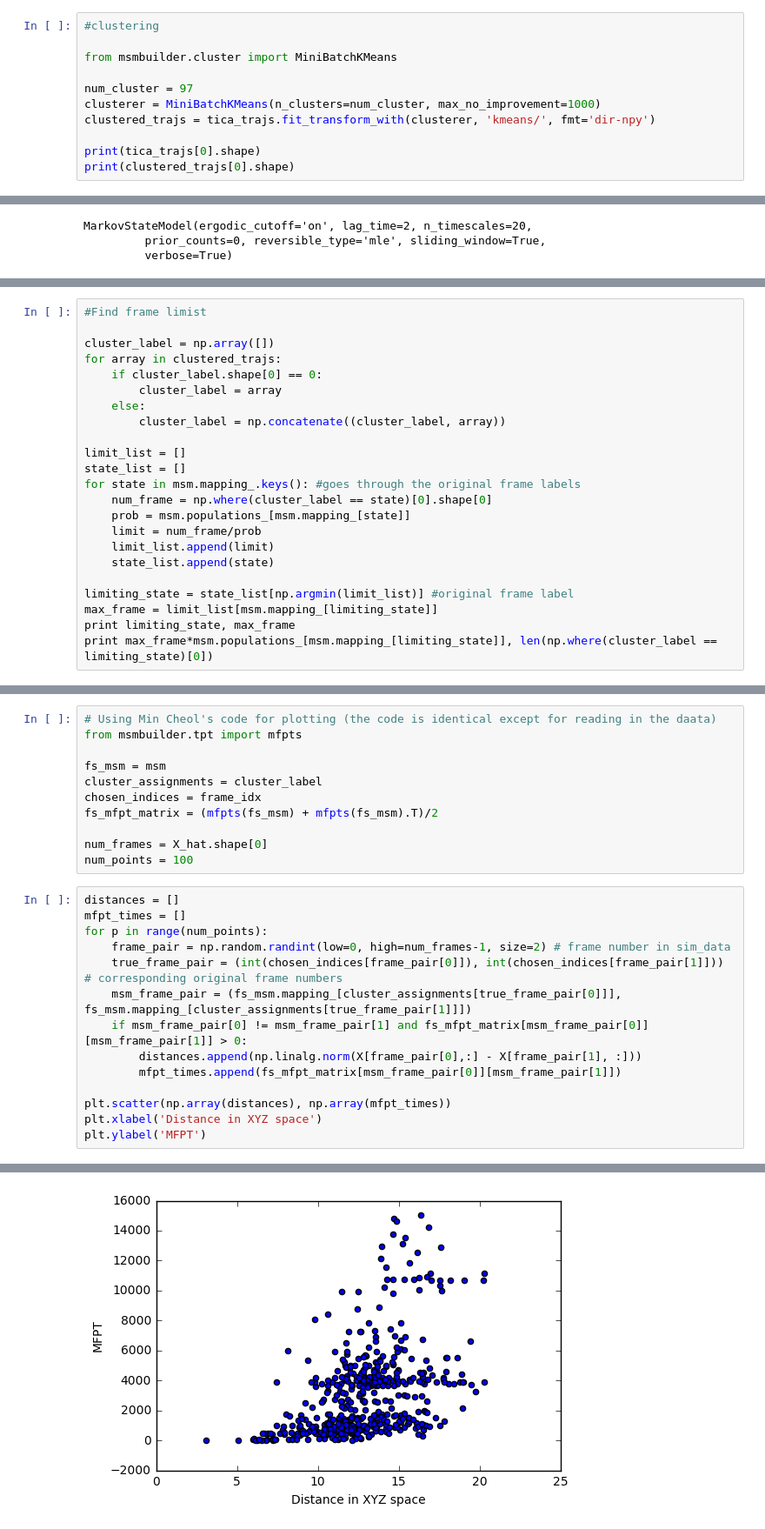
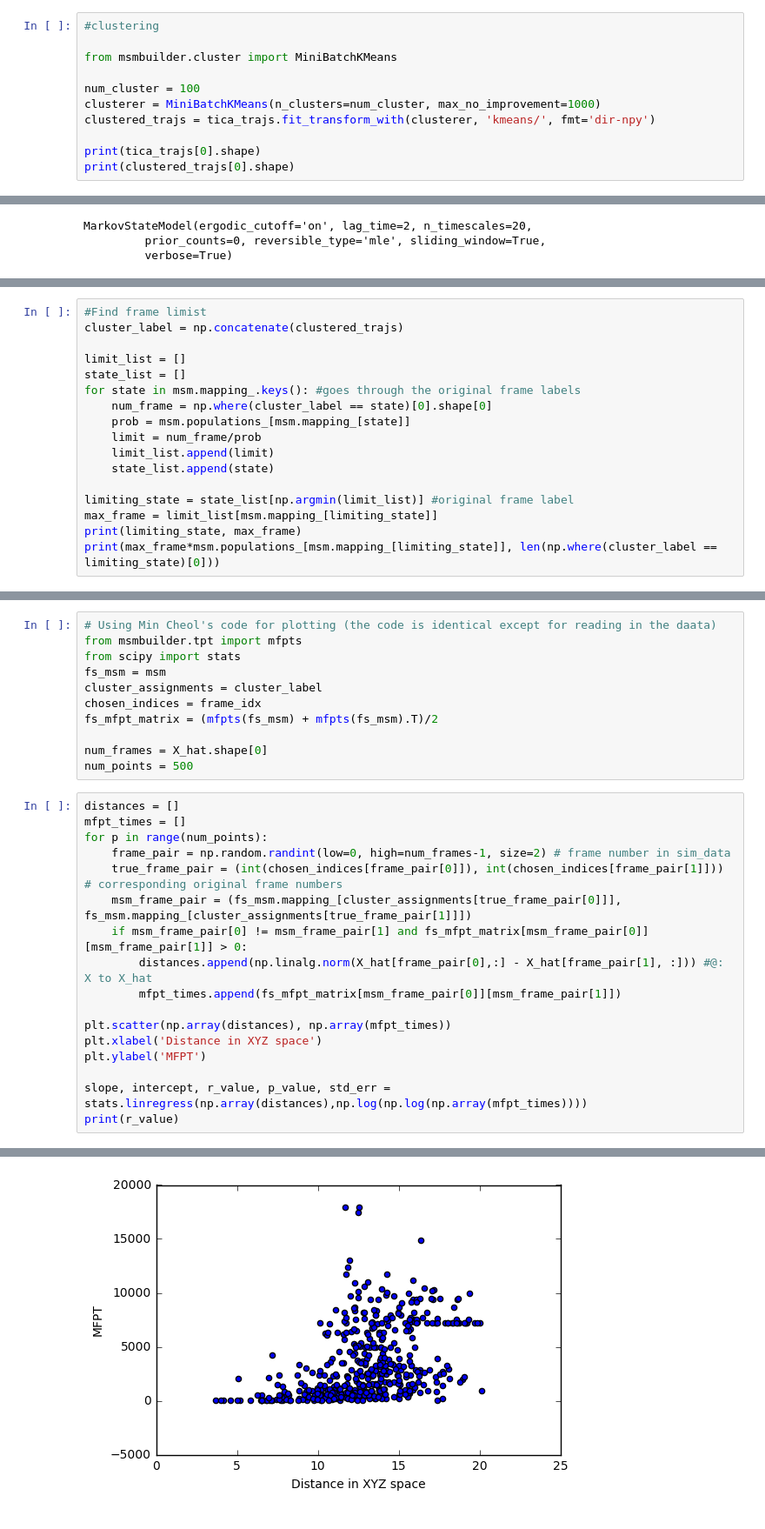
Before and after one commit to alenkran/Protein_Dynamics_TJ, a Jupyter notebook: MSM_Builder_Test/Sample MSM Population Random.ipynb, the cells around one changed output, grey strips where cells are left out. Shown at 87% size. Cells and saved outputs as stored; diff of their text form.

Commit message:
Fixed population sampling

```diff
--- a/MSM_Builder_Test/Sample MSM Population Random.ipynb
+++ b/MSM_Builder_Test/Sample MSM Population Random.ipynb
@@ -72,7 +72,7 @@ plt.hexbin(txx[:,0], txx[:,1], bins='log', mincnt=1, cmap='viridis')
 
 from msmbuilder.cluster import MiniBatchKMeans
 
-num_cluster = 97
+num_cluster = 100
 clusterer = MiniBatchKMeans(n_clusters=num_cluster, max_no_improvement=1000)
 clustered_trajs = tica_trajs.fit_transform_with(clusterer, 'kmeans/', fmt='dir-npy')
 
@@ -119,12 +119,6 @@ plt.tight_layout()
 # %%
 #Find frame limist
-
-cluster_label = np.array([])
-for array in clustered_trajs:
-    if cluster_label.shape[0] == 0:
-        cluster_label = array
-    else:
-        cluster_label = np.concatenate((cluster_label, array))
+cluster_label = np.concatenate(clustered_trajs)
 
 limit_list = []
 state_list = []
@@ -137,6 +131,6 @@ for state in msm.mapping_.keys(): #goes through the original frame labels
 
 limiting_state = state_list[np.argmin(limit_list)] #original frame label
 max_frame = limit_list[msm.mapping_[limiting_state]]
-print limiting_state, max_frame
-print max_frame*msm.populations_[msm.mapping_[limiting_state]], len(np.where(cluster_label == limiting_state)[0])
+print(limiting_state, max_frame)
+print(max_frame*msm.populations_[msm.mapping_[limiting_state]], len(np.where(cluster_label == limiting_state)[0]))
 # %% [output]
@@ -182,14 +164,14 @@ frame_idx.dump('indices_'+str(num_frame)+'.dat')
 # %%
 # Using Min Cheol's code for plotting (the code is identical except for reading in the daata)
 from msmbuilder.tpt import mfpts
-
+from scipy import stats
 fs_msm = msm
 cluster_assignments = cluster_label
 chosen_indices = frame_idx
 fs_mfpt_matrix = (mfpts(fs_msm) + mfpts(fs_msm).T)/2
 
 num_frames = X_hat.shape[0]
-num_points = 100
+num_points = 500
 # %%
 distances = []
 mfpt_times = []
@@ -198,10 +180,13 @@ for p in range(num_points):
     true_frame_pair = (int(chosen_indices[frame_pair[0]]), int(chosen_indices[frame_pair[1]])) # corresponding original frame numbers
     msm_frame_pair = (fs_msm.mapping_[cluster_assignments[true_frame_pair[0]]], fs_msm.mapping_[cluster_assignments[true_frame_pair[1]]])
     if msm_frame_pair[0] != msm_frame_pair[1] and fs_mfpt_matrix[msm_frame_pair[0]][msm_frame_pair[1]] > 0:
-        distances.append(np.linalg.norm(X[frame_pair[0],:] - X[frame_pair[1], :]))
+        distances.append(np.linalg.norm(X_hat[frame_pair[0],:] - X_hat[frame_pair[1], :])) #@: X to X_hat
         mfpt_times.append(fs_mfpt_matrix[msm_frame_pair[0]][msm_frame_pair[1]])
 
 plt.scatter(np.array(distances), np.array(mfpt_times))
 plt.xlabel('Distance in XYZ space')
 plt.ylabel('MFPT')
+
+slope, intercept, r_value, p_value, std_err = stats.linregress(np.array(distances),np.log(np.log(np.array(mfpt_times))))
+print(r_value)
 # %% [output]
@@ -209 +194 @@ plt.ylabel('MFPT')
-[figure, old version]
+[figure, new version]
```
Also changed, not shown: parts of 5 cells of this notebook, 1 other file.
